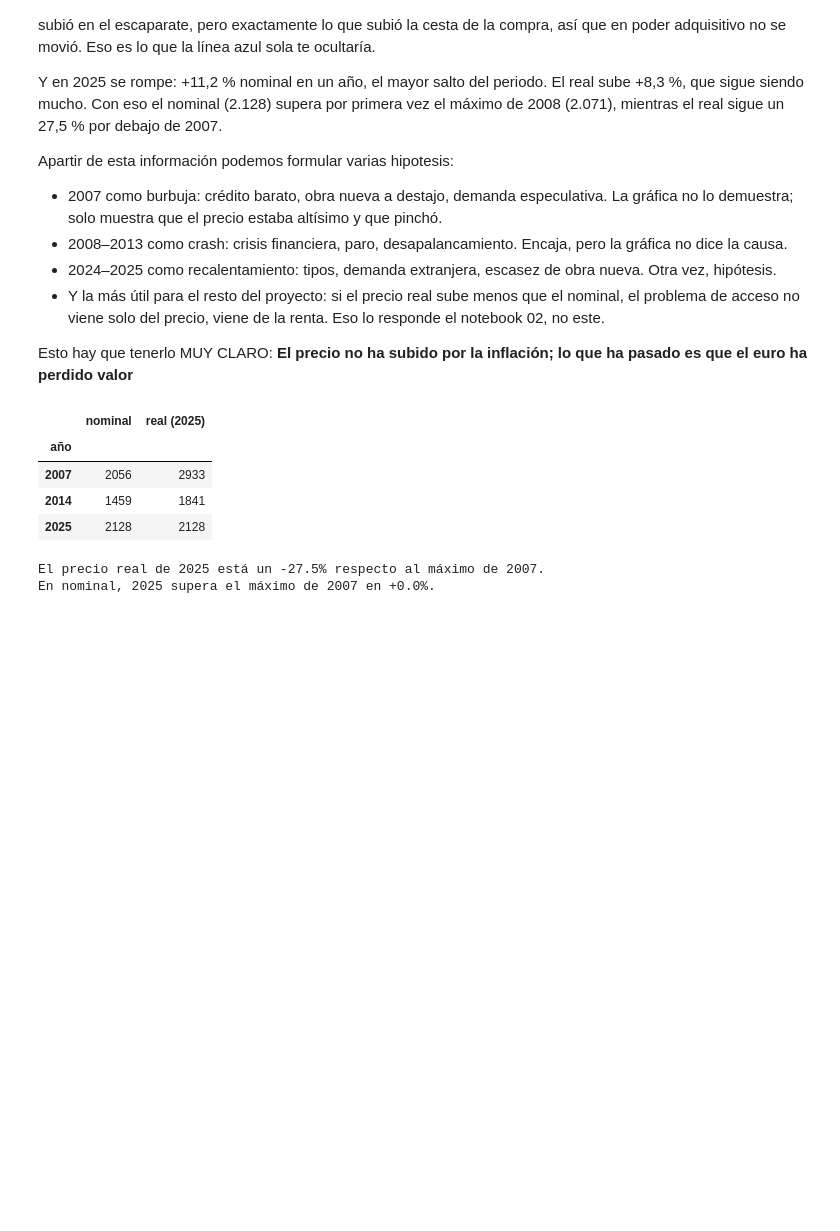
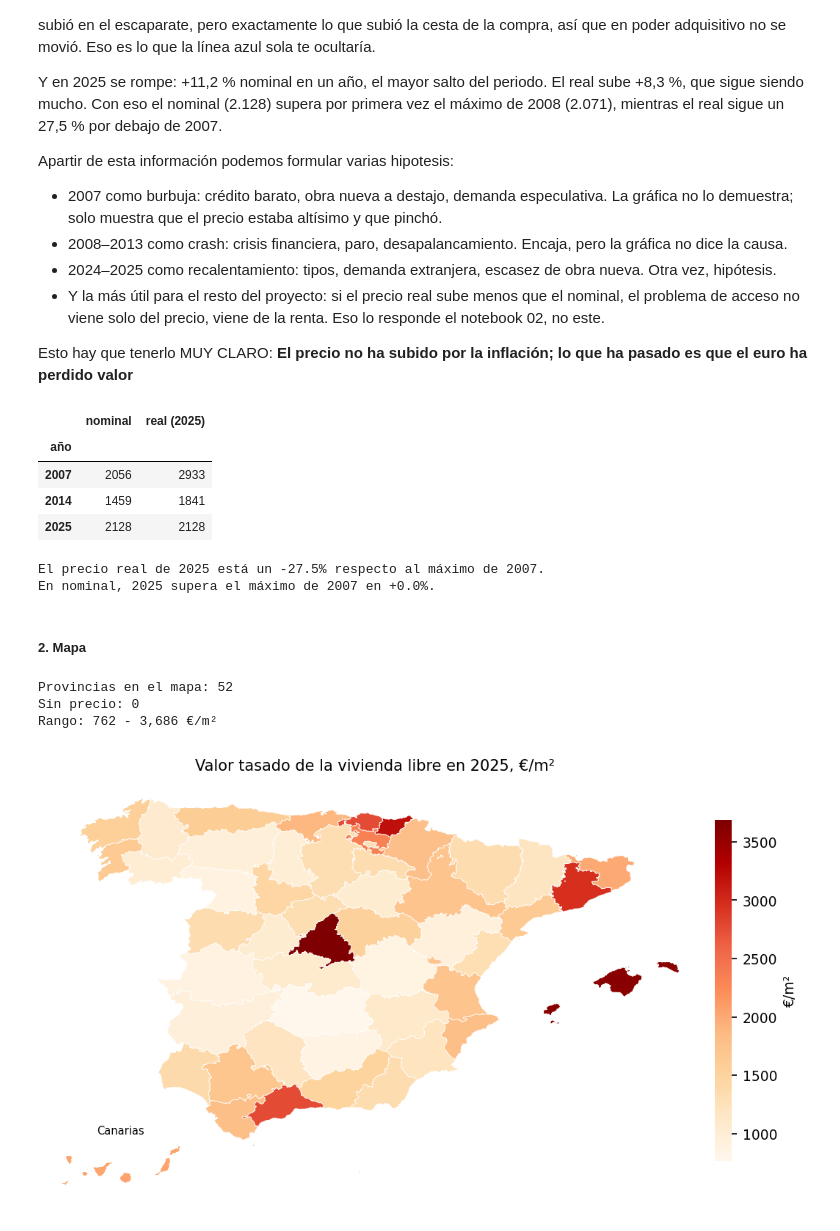
Before and after one commit to AlejandroCuntin/data-science, a Jupyter notebook: 01-eda-vivienda-espana/notebooks/01_precios.ipynb, the cells around one changed output. Drawn from its saved outputs; the diff is of its cells as text; code cells hidden in the pictures; blank space fills up the shorter version.

Commit message:
01_precios.ipynb: Creamos el mapa de valor tasado de la vivienda libre en 2025

```diff
--- a/01-eda-vivienda-espana/notebooks/01_precios.ipynb
+++ b/01-eda-vivienda-espana/notebooks/01_precios.ipynb
@@ -173,3 +173,79 @@ print(f"En nominal, 2025 supera el máximo de 2007 en "
 | 2025 | 2128 | 2128 |
 El precio real de 2025 está un -27.5% respecto al máximo de 2007.
 En nominal, 2025 supera el máximo de 2007 en +0.0%.
+# %% [markdown]
+##### 2. Mapa
+# %%
+import geopandas as gpd
+
+mapa = gpd.read_file(PROCESSED_DIR / "provincias.geojson") #leemos el GeoJSON como una tabla donde una columna es la geometría
+
+prices_2025 = panel.loc[
+    (panel["year"] == 2025)
+    & (panel["kind"] == "total")
+    & (panel["province_code"] != NATIONAL_CODE),
+    ["province_code", "price_nominal_eur_m2"],
+]
+
+mapa = mapa.merge(prices_2025, on="province_code", how="left", validate="one_to_one")
+
+print(f"Provincias en el mapa: {len(mapa)}")
+print(f"Sin precio: {mapa['price_nominal_eur_m2'].isna().sum()}")
+print(f"Rango: {mapa['price_nominal_eur_m2'].min():,.0f} - {mapa['price_nominal_eur_m2'].max():,.0f} €/m²")
+# %% [output]
+Provincias en el mapa: 52
+Sin precio: 0
+Rango: 762 - 3,686 €/m²
+# %%
+from matplotlib.cm import ScalarMappable
+from matplotlib.colors import Normalize
+
+CANARIAS = ["35", "38"]
+
+vmin = mapa["price_nominal_eur_m2"].min()
+vmax = mapa["price_nominal_eur_m2"].max()
+cmap = "OrRd"
+norm = Normalize(vmin=vmin, vmax=vmax)
+
+fig, ax = plt.subplots(figsize=(8, 6))
+
+mapa[~mapa["province_code"].isin(CANARIAS)].plot(
+    ax=ax,
+    column="price_nominal_eur_m2",
+    cmap=cmap,
+    norm=norm,
+    edgecolor="white",
+    linewidth=0.4,
+)
+
+ax.set_xlim(-10.0, 4.8)
+ax.set_ylim(34.6, 44.2)
+ax.set_aspect("equal")
+ax.set_axis_off()
+ax.set_title("Valor tasado de la vivienda libre en 2025, €/m²")
+
+ax_can = ax.inset_axes([0.01, 0.0, 0.20, 0.18])
+mapa[mapa["province_code"].isin(CANARIAS)].plot(
+    ax=ax_can,
+    column="price_nominal_eur_m2",
+    cmap=cmap,
+    norm=norm,
+    edgecolor="white",
+    linewidth=0.4,
+)
+ax_can.set_xlim(-18.4, -13.2)
+ax_can.set_ylim(27.4, 29.6)
+ax_can.set_aspect("equal")
+ax_can.set_axis_off()
+ax_can.set_title("Canarias", fontsize=7, pad=1)
+
+colorbar = fig.colorbar(
+    ScalarMappable(norm=norm, cmap=cmap), ax=ax, fraction=0.025, pad=0.02
+)
+colorbar.set_label("€/m²")
+colorbar.outline.set_visible(False)
+
+fig.savefig(FIGURES_DIR / "01_mapa_2025.png", dpi=150, bbox_inches="tight")
+plt.show()
+# %% [output]
+[figure, added]
```
Also changed, not shown: 1 other file.
